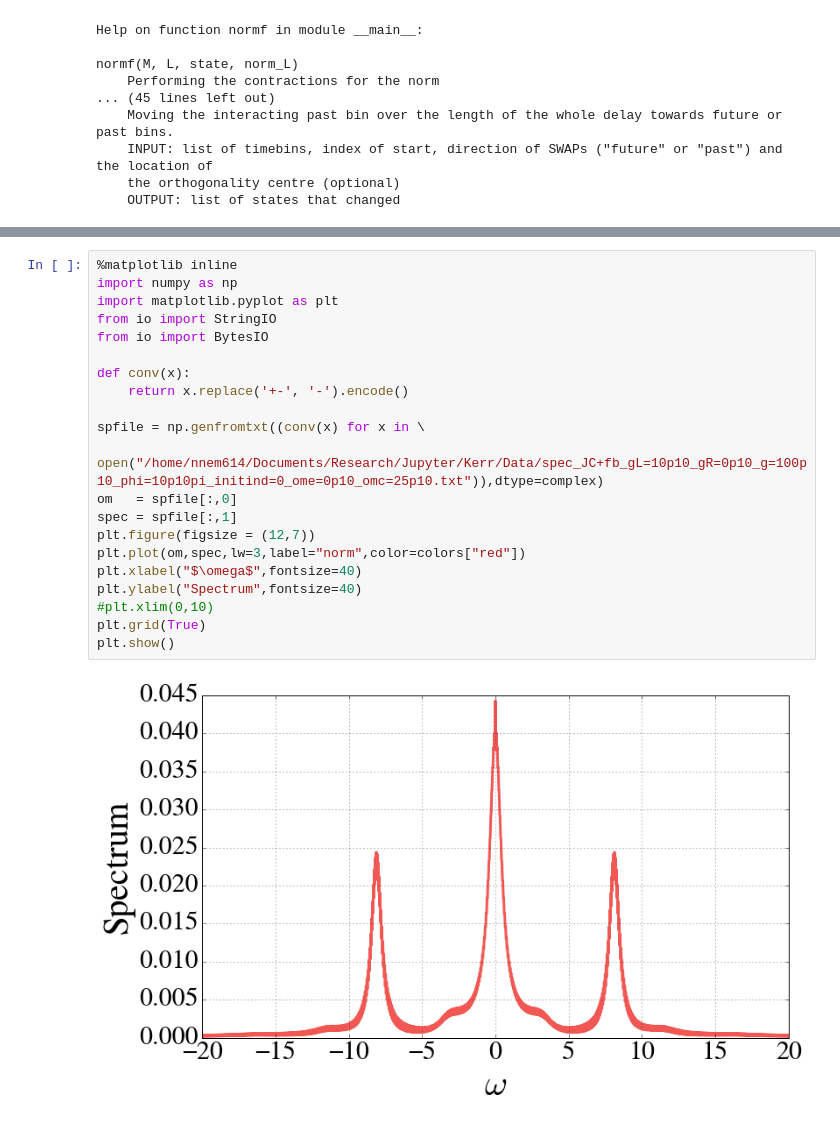
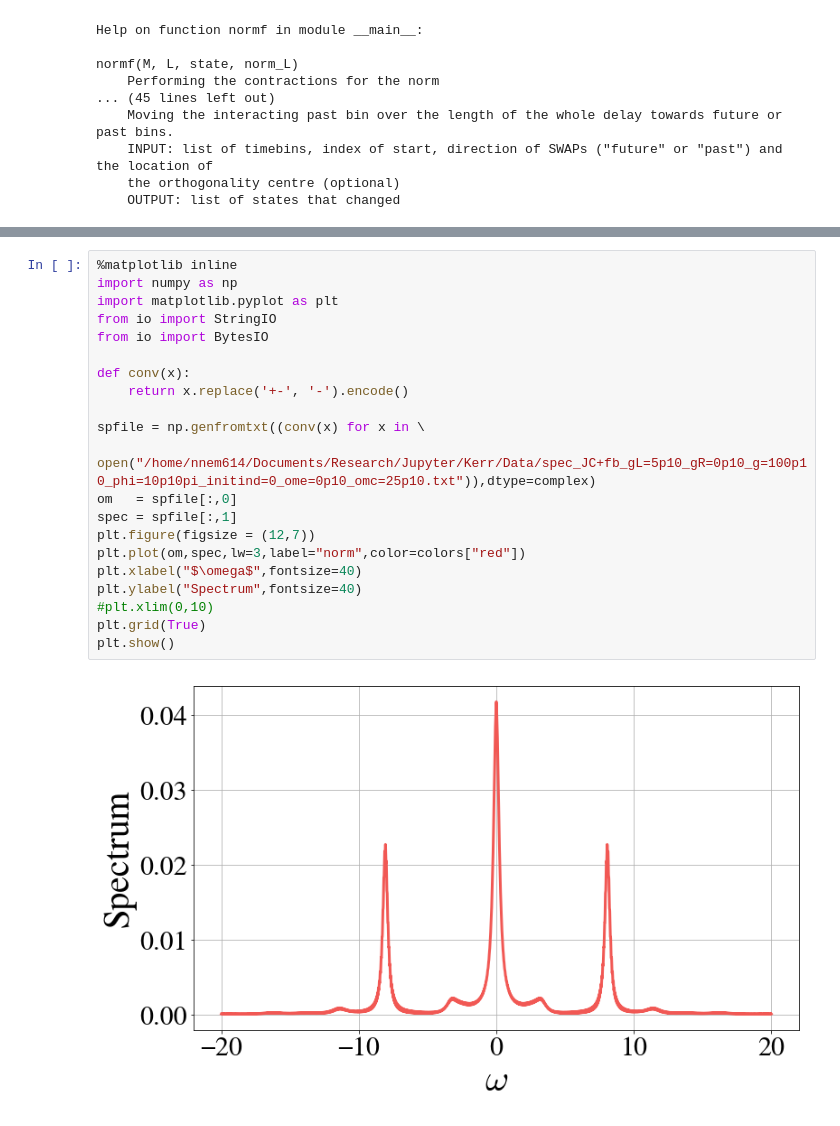
Before and after one commit to nemetniki/Kerr, a Jupyter notebook: MPS_JC+fb_sparse.ipynb, the cells around one changed output, grey strips where cells are left out. Cells and saved outputs as stored; diff of their text form.

```diff
--- a/MPS_JC+fb_sparse.ipynb
+++ b/MPS_JC+fb_sparse.ipynb
@@ -1354,23 +1331,23 @@ plt.show()
 # %%
 %matplotlib inline
 import numpy as np
 import matplotlib.pyplot as plt
 from io import StringIO
 from io import BytesIO
 
 def conv(x):
     return x.replace('+-', '-').encode()
 
 spfile = np.genfromtxt((conv(x) for x in \
-                      open("/home/nnem614/Documents/Research/Jupyter/Kerr/Data/spec_JC+fb_gL=10p10_gR=0p10_g=100p10_phi=10p10pi_initind=0_ome=0p10_omc=25p10.txt")),dtype=complex)
+                      open("/home/nnem614/Documents/Research/Jupyter/Kerr/Data/spec_JC+fb_gL=5p10_gR=0p10_g=100p10_phi=10p10pi_initind=0_ome=0p10_omc=25p10.txt")),dtype=complex)
 om   = spfile[:,0]
 spec = spfile[:,1]
 plt.figure(figsize = (12,7))
 plt.plot(om,spec,lw=3,label="norm",color=colors["red"])
 plt.xlabel("$\omega$",fontsize=40)
 plt.ylabel("Spectrum",fontsize=40)
 #plt.xlim(0,10)
 plt.grid(True)
 plt.show()
 # %% [output]
-[figure, old version]
+[figure, new version]
```
Also changed, not shown: parts of 5 cells of this notebook, 4 other files.
